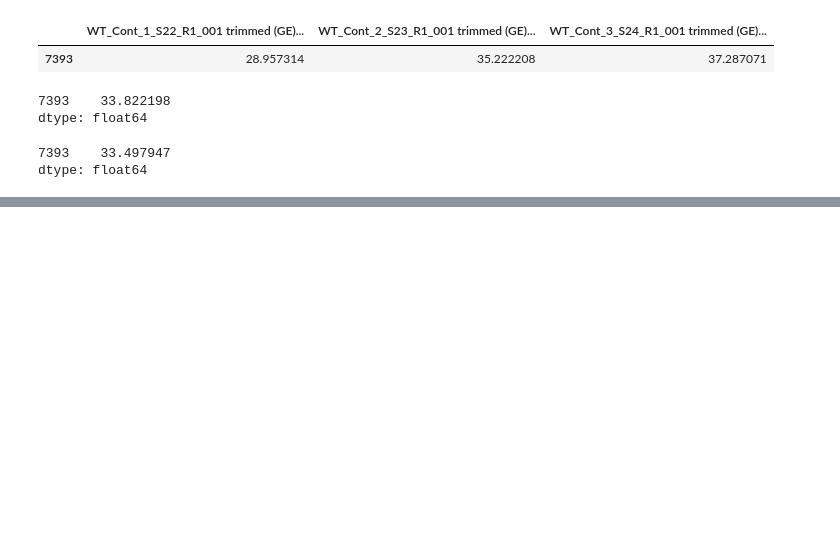
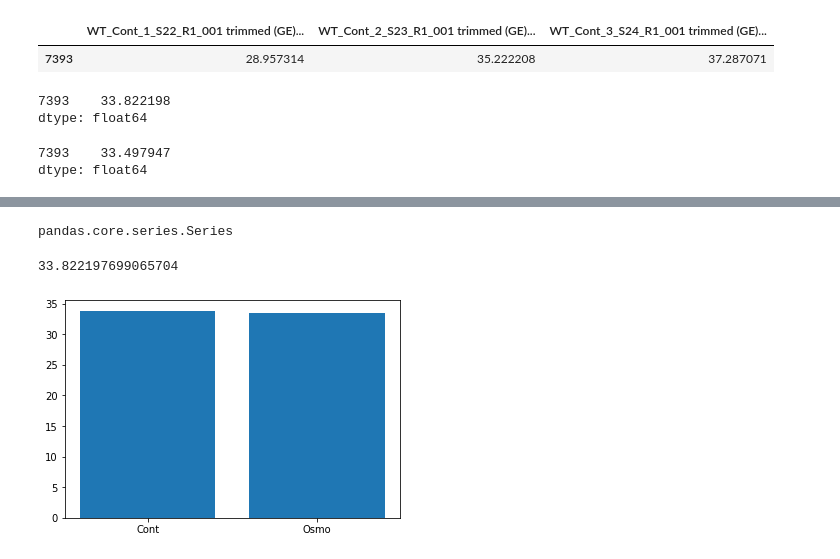
Before and after one commit to naonaonao708/bioinfo, a Jupyter notebook: tes_20220623.ipynb, the cells around one changed output, grey strips where cells are left out. Saved outputs shown, nothing was run; the diff lists cells and outputs as text; code cells hidden in the pictures; blank space fills up the shorter version.

Commit message:
make graph

```diff
--- a/tes_20220623.ipynb
+++ b/tes_20220623.ipynb
@@ -172,0 +157,19 @@ df_wt
+# %%
+con_mean = df_wt[df_wt['Name'] == AtARK2].loc[:, df_wt.columns.str.match('^(?=.*Cont)(?=.*TPM).*')].mean(axis=1)
+osmo_mean = df_wt[df_wt['Name'] == AtARK2].loc[:, df_wt.columns.str.match('^(?=.*Osmo)(?=.*TPM).*')].mean(axis=1)
+# %%
+type(con_mean)
+# %% [output]
+pandas.core.series.Series
+# %%
+con_mean.values[0]
+# %% [output]
+33.822197699065704
+# %%
+x = ['Cont', 'Osmo']
+y = [con_mean.values[0], osmo_mean.values[0]]
+
+plt.bar(x, y)
+plt.show()
+# %% [output]
+[figure, added]
```
Also changed, not shown: parts of 1 cell of this notebook.
